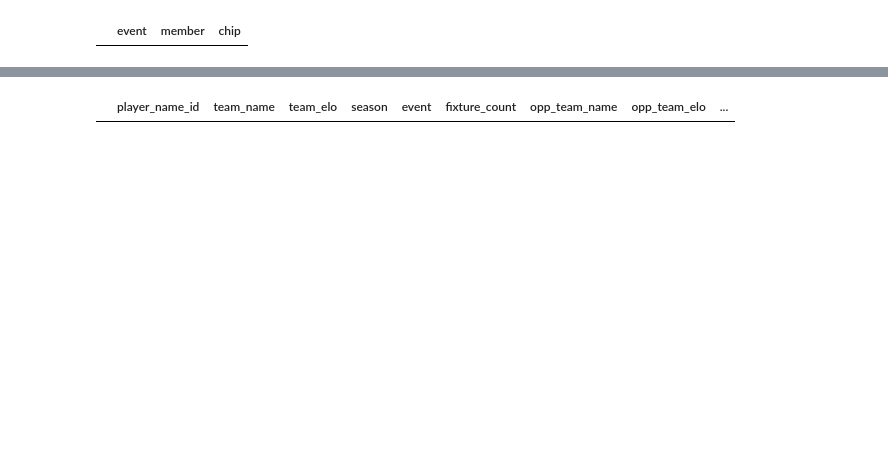
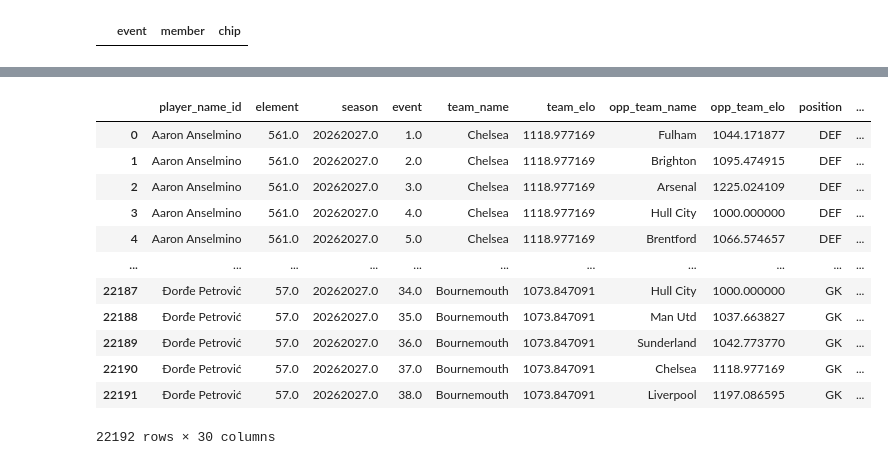
Before and after one commit to chrisimpacts/FPL-Points-Predictor, a Jupyter notebook: 2_FPL-Transform_Predict.ipynb, the cells around one changed output, grey strips where cells are left out. Saved outputs shown, nothing was run; the diff lists cells and outputs as text; code cells hidden in the pictures; blank space fills up the shorter version.

```diff
--- a/2_FPL-Transform_Predict.ipynb
+++ b/2_FPL-Transform_Predict.ipynb
@@ -962,7 +1027,7 @@ Overdispersion ratio (Var/Mean): 1.000
 ✅ Poisson assumption looks reasonable.
 # %%
 #Create the data which the prediction data should be added to
-prediction_data = df[(df['season']==20252026)
+prediction_data = df[(df['season']==current_season)
                      &(df['event']>=current_gw+1)]
 # %%
 def predict_target_vectorized(df, model_dict, col_name):
@@ -1448,22 +1503,31 @@ def scoring(x, scoring_dict, points_type, negbinom_rp_dict=None):
     if points_type == 'bonus':
         return x['xbpsp90_pred']*0.0294 # ols regression coefficient
 
-prediction_data['xpoints_mins'] = prediction_data.apply(lambda x: scoring(x, scoring_dict, points_type='mins'), axis=1)
-prediction_data['xpoints_goals'] = prediction_data.apply(lambda x: scoring(x, scoring_dict, points_type='goals'), axis=1)
-prediction_data['xpoints_assists'] = prediction_data.apply(lambda x: scoring(x, scoring_dict, points_type='assists'), axis=1)
-prediction_data['xpoints_clean_sheets'] = prediction_data.apply(lambda x: scoring(x, scoring_dict, points_type='clean_sheets'), axis=1)
+point_cols = [
+    'xpoints_mins', 'xpoints_goals', 'xpoints_assists', 'xpoints_clean_sheets',
+    'xpoints_shots_saved', 'xpoints_goals_conceded', 'xpoints_defcon', 'xpoints_bonus', 'xpoints'
+]
 
-prediction_data['xpoints_shots_saved'] = prediction_data.apply(lambda x: scoring(x, scoring_dict, points_type='shots_saved'), axis=1)
-prediction_data['xpoints_goals_conceded'] = prediction_data.apply(lambda x: scoring(x, scoring_dict, points_type='goals_conceded'), axis=1)
+if prediction_data.empty: # gw38 there are no future predictions.
+    for col in point_cols:
+        prediction_data[col] = pd.Series(dtype=float)
+else:
+    prediction_data['xpoints_mins'] = prediction_data.apply(lambda x: scoring(x, scoring_dict, points_type='mins'), axis=1)
+    prediction_data['xpoints_goals'] = prediction_data.apply(lambda x: scoring(x, scoring_dict, points_type='goals'), axis=1)
+    prediction_data['xpoints_assists'] = prediction_data.apply(lambda x: scoring(x, scoring_dict, points_type='assists'), axis=1)
+    prediction_data['xpoints_clean_sheets'] = prediction_data.apply(lambda x: scoring(x, scoring_dict, points_type='clean_sheets'), axis=1)
 
-def_r,def_p = calculate_negbinom_parameters(['DEF'], df)
-mid_r,mid_p = calculate_negbinom_parameters(['MID'], df)
-fwd_r,fwd_p = calculate_negbinom_parameters(['FWD'], df)
-rp_dict = {'DEF':{'r':def_r,'p':def_p},'MID':{'r':mid_r,'p':mid_p},'FWD':{'r':fwd_r,'p':fwd_p}}
-prediction_data['xpoints_defcon'] = prediction_data.apply(lambda x: scoring(x, scoring_dict, points_type='defcon', negbinom_rp_dict=rp_dict), axis=1)
-prediction_data['xpoints_bonus'] = prediction_data.apply(lambda x: scoring(x, scoring_dict, points_type='bonus'), axis=1)
+    prediction_data['xpoints_shots_saved'] = prediction_data.apply(lambda x: scoring(x, scoring_dict, points_type='shots_saved'), axis=1)
+    prediction_data['xpoints_goals_conceded'] = prediction_data.apply(lambda x: scoring(x, scoring_dict, points_type='goals_conceded'), axis=1)
 
-prediction_data['xpoints'] = prediction_data[['xpoints_mins', 'xpoints_goals', 'xpoints_assists', 'xpoints_clean_sheets',
+    def_r,def_p = calculate_negbinom_parameters(['DEF'], df)
+    mid_r,mid_p = calculate_negbinom_parameters(['MID'], df)
+    fwd_r,fwd_p = calculate_negbinom_parameters(['FWD'], df)
+    rp_dict = {'DEF':{'r':def_r,'p':def_p},'MID':{'r':mid_r,'p':mid_p},'FWD':{'r':fwd_r,'p':fwd_p}}
+    prediction_data['xpoints_defcon'] = prediction_data.apply(lambda x: scoring(x, scoring_dict, points_type='defcon', negbinom_rp_dict=rp_dict), axis=1)
+    prediction_data['xpoints_bonus'] = prediction_data.apply(lambda x: scoring(x, scoring_dict, points_type='bonus'), axis=1)
+
+    prediction_data['xpoints'] = prediction_data[['xpoints_mins', 'xpoints_goals', 'xpoints_assists', 'xpoints_clean_sheets',
                                               'xpoints_shots_saved','xpoints_goals_conceded','xpoints_defcon','xpoints_bonus']].sum(axis=1, skipna=True)
 # %% [output]
 A value is trying to be set on a copy of a slice from a DataFrame.
@@ -1685,14 +1749,21 @@ view
 # %%
-view = db_creator.run_sql("""SELECT
-                        player_name_id, team_name, team_elo, season, event, fixture_count, opp_team_name, opp_team_elo, xpoints, fixture_count
-                            FROM predictions
-                        WHERE season = 20252026
-                          AND event = 33
-                          AND player_name_id = 'Cole Palmer'
+view = db_creator.run_sql("""SELECT * FROM predictions
                             """)
 view
 # %% [output]
-|  | player_name_id | team_name | team_elo | season | event | fixture_count | opp_team_name | opp_team_elo | ... |
+|  | player_name_id | element | season | event | team_name | team_elo | opp_team_name | opp_team_elo | position | ... |
+| 0 | Aaron Anselmino | 561.0 | 20262027.0 | 1.0 | Chelsea | 1118.977169 | Fulham | 1044.171877 | DEF | ... |
+| 1 | Aaron Anselmino | 561.0 | 20262027.0 | 2.0 | Chelsea | 1118.977169 | Brighton | 1095.474915 | DEF | ... |
+| 2 | Aaron Anselmino | 561.0 | 20262027.0 | 3.0 | Chelsea | 1118.977169 | Arsenal | 1225.024109 | DEF | ... |
+| 3 | Aaron Anselmino | 561.0 | 20262027.0 | 4.0 | Chelsea | 1118.977169 | Hull City | 1000.000000 | DEF | ... |
+| 4 | Aaron Anselmino | 561.0 | 20262027.0 | 5.0 | Chelsea | 1118.977169 | Brentford | 1066.574657 | DEF | ... |
+| ... | ... | ... | ... | ... | ... | ... | ... | ... | ... | ... |
+| 22187 | Đorđe Petrović | 57.0 | 20262027.0 | 34.0 | Bournemouth | 1073.847091 | Hull City | 1000.000000 | GK | ... |
+| 22188 | Đorđe Petrović | 57.0 | 20262027.0 | 35.0 | Bournemouth | 1073.847091 | Man Utd | 1037.663827 | GK | ... |
+| 22189 | Đorđe Petrović | 57.0 | 20262027.0 | 36.0 | Bournemouth | 1073.847091 | Sunderland | 1042.773770 | GK | ... |
+| 22190 | Đorđe Petrović | 57.0 | 20262027.0 | 37.0 | Bournemouth | 1073.847091 | Chelsea | 1118.977169 | GK | ... |
+| 22191 | Đorđe Petrović | 57.0 | 20262027.0 | 38.0 | Bournemouth | 1073.847091 | Liverpool | 1197.086595 | GK | ... |
+22192 rows × 30 columns
 # %%
 print(f"Gameweek {current_gw+1} Predictions")
 predictions_by_gw[
```
Also changed, not shown: parts of 37 cells of this notebook, 11 other files.
